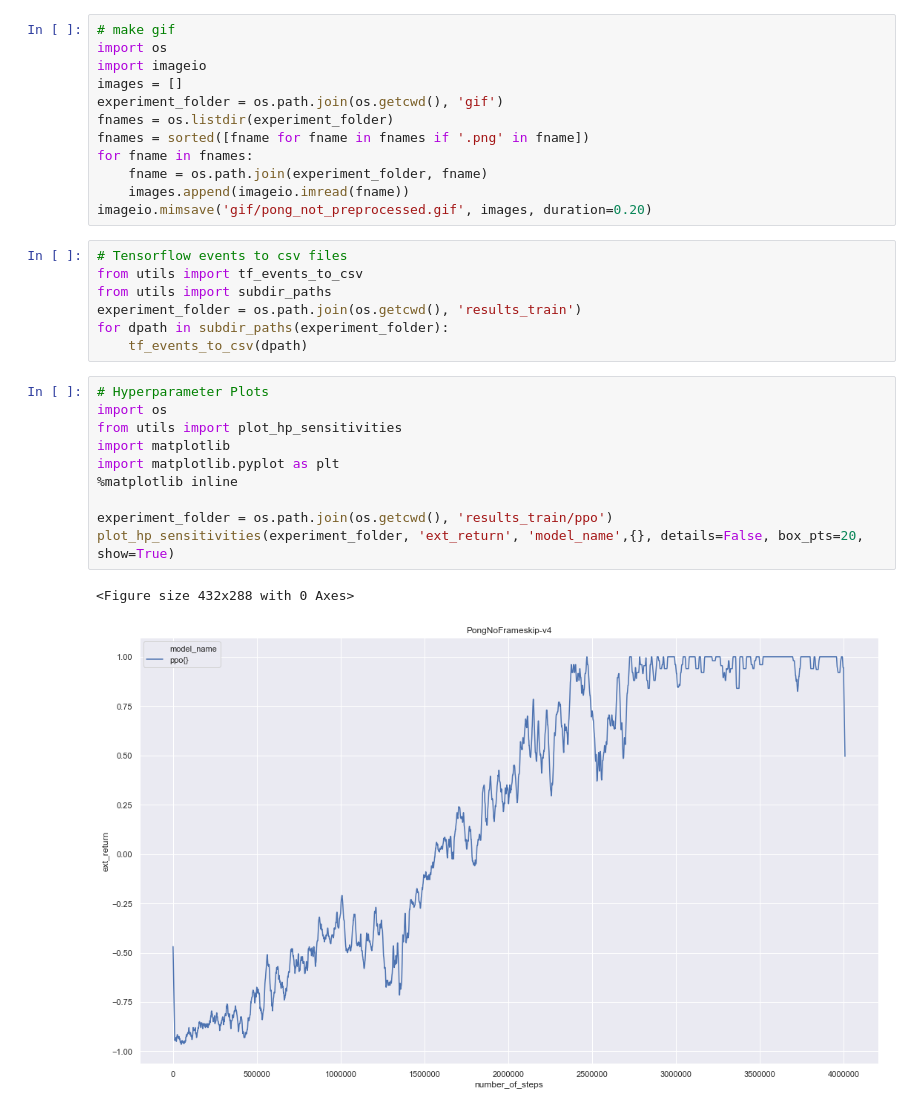
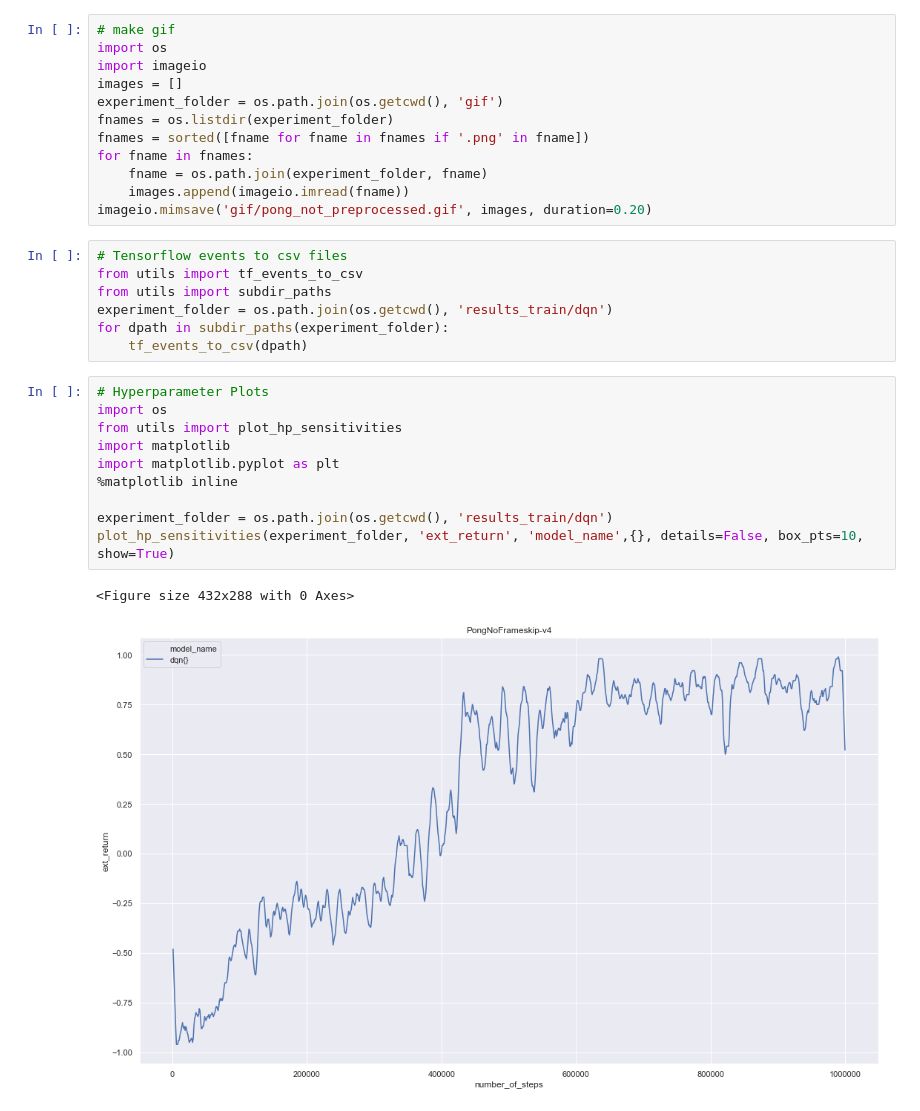
Before and after one commit to RaoulMa/pong, a Jupyter notebook: analysis.ipynb, the cells around one changed output. Cells and saved outputs as stored; diff of their text form.

```diff
--- a/analysis.ipynb
+++ b/analysis.ipynb
@@ -146,19 +144,19 @@ imageio.mimsave('gif/pong_not_preprocessed.gif', images, duration=0.20)
 # Tensorflow events to csv files
 from utils import tf_events_to_csv
 from utils import subdir_paths
-experiment_folder = os.path.join(os.getcwd(), 'results_train')
+experiment_folder = os.path.join(os.getcwd(), 'results_train/dqn')
 for dpath in subdir_paths(experiment_folder):
     tf_events_to_csv(dpath)
 # %%
 # Hyperparameter Plots
 import os
 from utils import plot_hp_sensitivities
 import matplotlib
 import matplotlib.pyplot as plt
 %matplotlib inline
 
-experiment_folder = os.path.join(os.getcwd(), 'results_train/ppo')
-plot_hp_sensitivities(experiment_folder, 'ext_return', 'model_name',{}, details=False, box_pts=20, show=True)
+experiment_folder = os.path.join(os.getcwd(), 'results_train/dqn')
+plot_hp_sensitivities(experiment_folder, 'ext_return', 'model_name',{}, details=False, box_pts=10, show=True)
 # %% [output]
 <Figure size 432x288 with 0 Axes>
-[figure, old version]
+[figure, new version]
```
Also changed, not shown: parts of 3 cells of this notebook, 21 other files.
